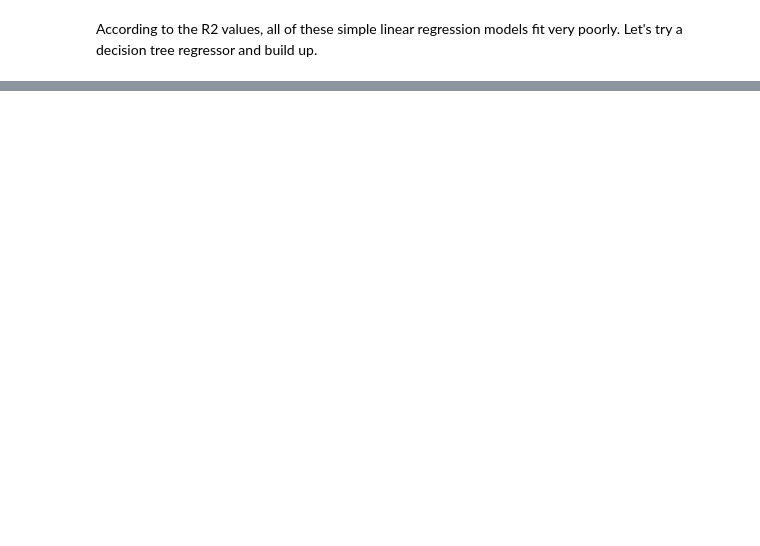
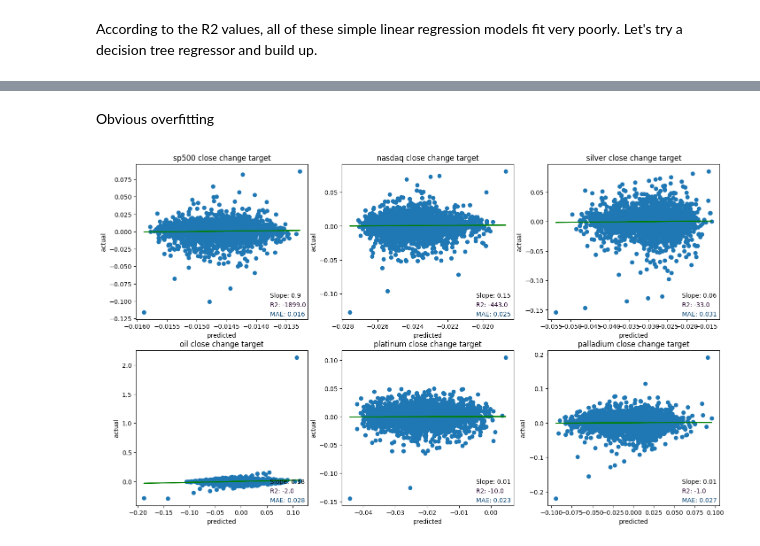
Before and after one commit to kklimov1/PriceRegressionPredictor, a Jupyter notebook: goldPriceAnalysis.ipynb, the cells around one changed output, grey strips where cells are left out. Cells and saved outputs as stored; diff of their text form; code cells hidden in the pictures; blank space fills up the shorter version.

```diff
--- a/goldPriceAnalysis.ipynb
+++ b/goldPriceAnalysis.ipynb
@@ -588,0 +553,6 @@ decision_tree_regressor.fit(X_train.iloc[:,1:])
+# %% [markdown]
+Obvious overfitting
+# %%
+test_model(svm.SVR())
+# %% [output]
+[figure, added]
```
Also changed, not shown: parts of 18 cells of this notebook.
